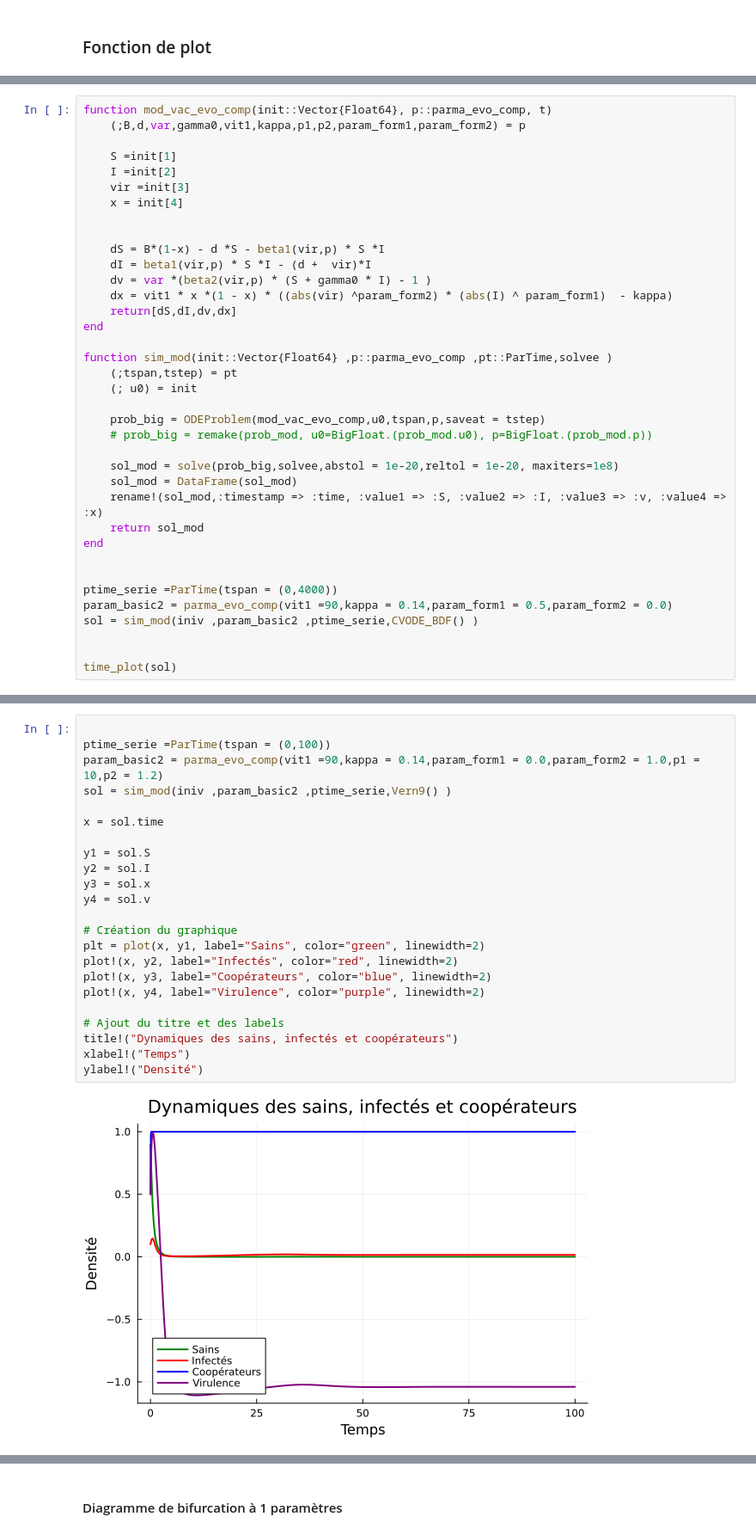
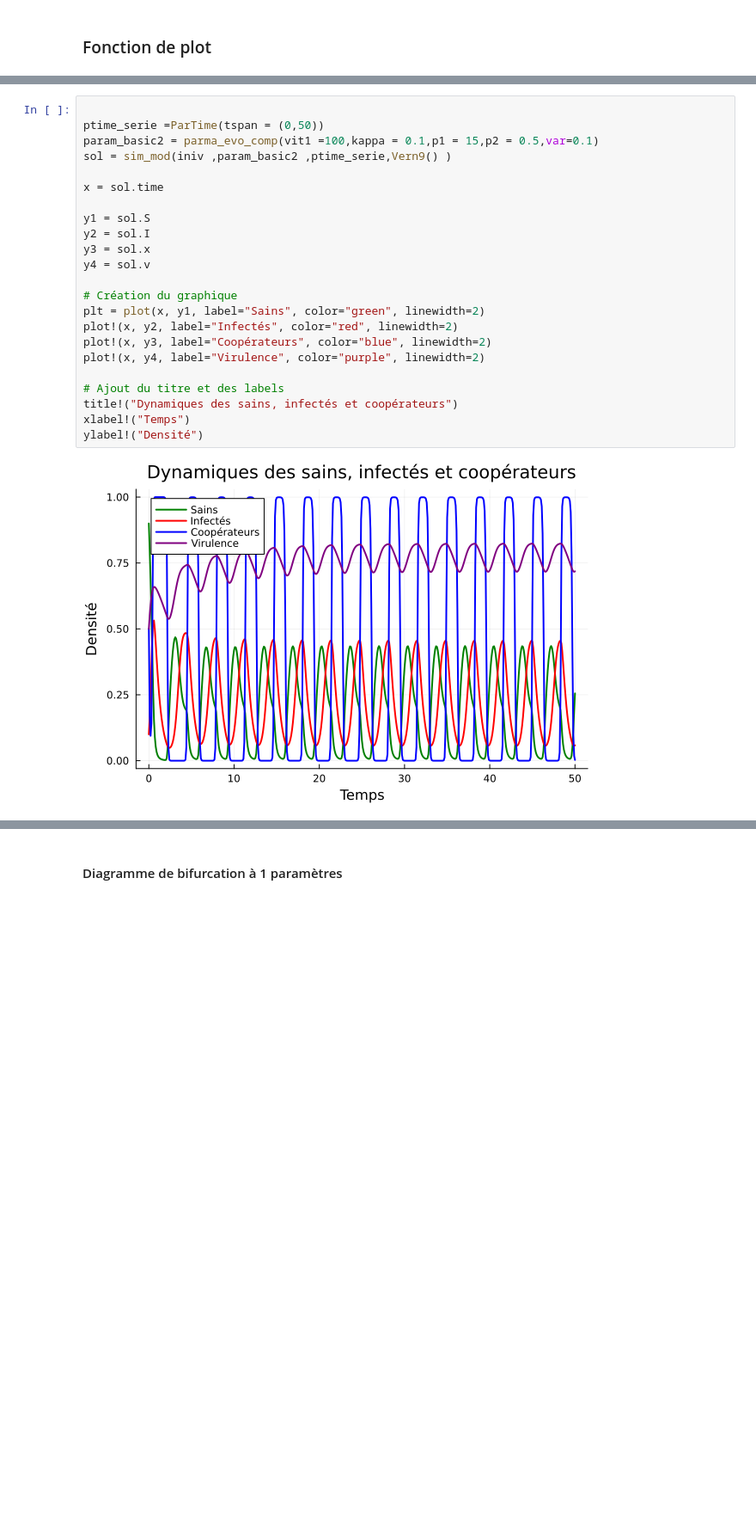
Before and after one commit to C-Monaury/Newborn_vaccination_evo_behavior_model, a Jupyter notebook: Julia/Julia_bauch.ipynb, the cells around one changed output, grey strips where cells are left out. Shown at 86% size. Cells and saved outputs as stored; diff of their text form; blank space fills up the shorter version.

```diff
--- a/Julia/Julia_bauch.ipynb
+++ b/Julia/Julia_bauch.ipynb
@@ -804,37 +635,0 @@ time_plot (generic function with 1 method)
-# %%
-function mod_vac_evo_comp(init::Vector{Float64}, p::parma_evo_comp, t)
-    (;B,d,var,gamma0,vit1,kappa,p1,p2,param_form1,param_form2) = p
-
-    S =init[1]
-    I =init[2]
-    vir =init[3]
-    x = init[4]
-
-
-    dS = B*(1-x) - d *S - beta1(vir,p) * S *I
-    dI = beta1(vir,p) * S *I - (d +  vir)*I
-    dv = var *(beta2(vir,p) * (S + gamma0 * I) - 1 )
-    dx = vit1 * x *(1 - x) * ((abs(vir) ^param_form2) * (abs(I) ^ param_form1)  - kappa)
-    return[dS,dI,dv,dx]
-end
-
-function sim_mod(init::Vector{Float64} ,p::parma_evo_comp ,pt::ParTime,solvee )
-    (;tspan,tstep) = pt
-    (; u0) = init
-
-    prob_big = ODEProblem(mod_vac_evo_comp,u0,tspan,p,saveat = tstep)
-    # prob_big = remake(prob_mod, u0=BigFloat.(prob_mod.u0), p=BigFloat.(prob_mod.p))
-
-    sol_mod = solve(prob_big,solvee,abstol = 1e-20,reltol = 1e-20, maxiters=1e8)
-    sol_mod = DataFrame(sol_mod)
-    rename!(sol_mod,:timestamp => :time, :value1 => :S, :value2 => :I, :value3 => :v, :value4 => :x)
-    return sol_mod
-end
-
-
-ptime_serie =ParTime(tspan = (0,4000))
-param_basic2 = parma_evo_comp(vit1 =90,kappa = 0.14,param_form1 = 0.5,param_form2 = 0.0)
-sol = sim_mod(iniv ,param_basic2 ,ptime_serie,CVODE_BDF() )
-
-
-time_plot(sol)
@@ -846,25 +734,25 @@ Closest candidates are:
 # %%
 
-ptime_serie =ParTime(tspan = (0,100))
-param_basic2 = parma_evo_comp(vit1 =90,kappa = 0.14,param_form1 = 0.0,param_form2 = 1.0,p1 = 10,p2 = 1.2)
+ptime_serie =ParTime(tspan = (0,50))
+param_basic2 = parma_evo_comp(vit1 =100,kappa = 0.1,p1 = 15,p2 = 0.5,var=0.1)
 sol = sim_mod(iniv ,param_basic2 ,ptime_serie,Vern9() )
 
 x = sol.time
 
 y1 = sol.S
 y2 = sol.I
 y3 = sol.x
 y4 = sol.v
 
 # Création du graphique
 plt = plot(x, y1, label="Sains", color="green", linewidth=2)
 plot!(x, y2, label="Infectés", color="red", linewidth=2)
 plot!(x, y3, label="Coopérateurs", color="blue", linewidth=2)
 plot!(x, y4, label="Virulence", color="purple", linewidth=2)
 
 # Ajout du titre et des labels
 title!("Dynamiques des sains, infectés et coopérateurs")
 xlabel!("Temps")
 ylabel!("Densité")
 # %% [output]
-[figure, old version]
+[figure, new version]
```
Also changed, not shown: parts of 82 cells of this notebook, 1 other file.
